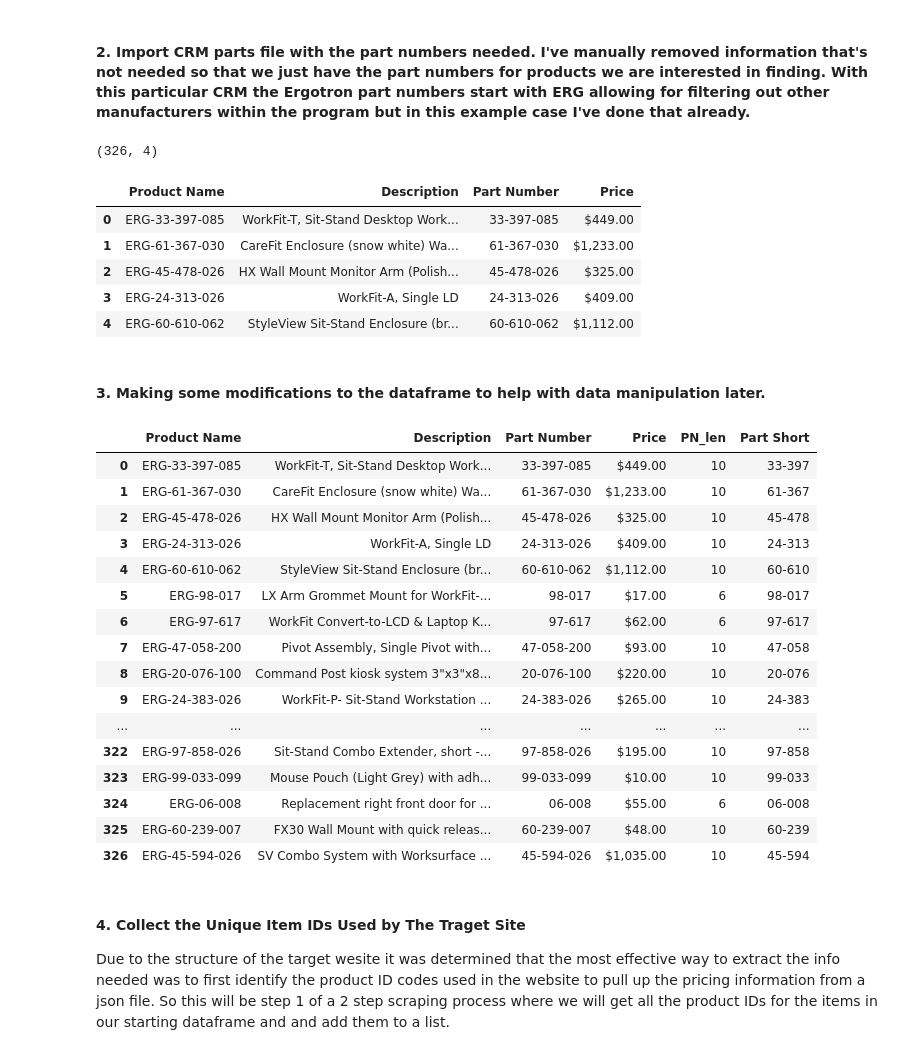
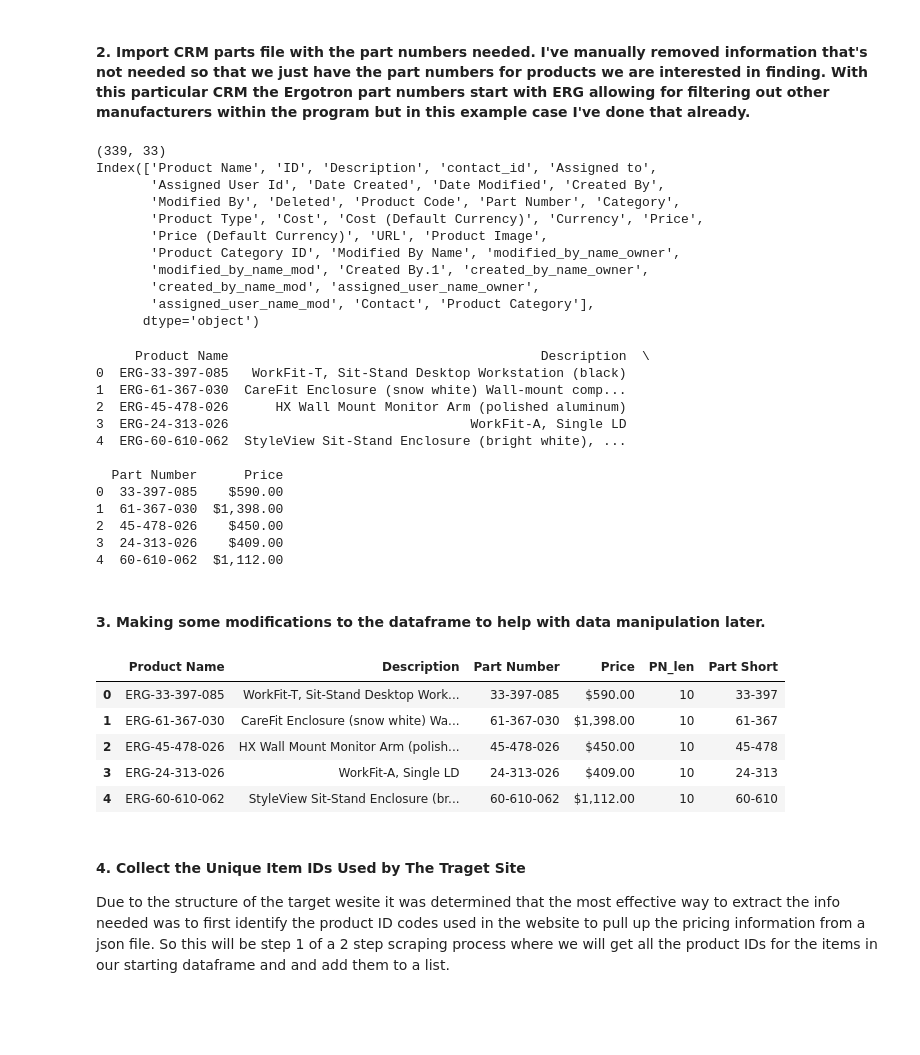
Before and after one commit to pvstewar/Python_Price_Scraper_Ergo, a Jupyter notebook: Price Scarper Ergo_gh.ipynb, the cells around one changed output. Drawn from its saved outputs; the diff is of its cells as text; code cells hidden in the pictures; blank space fills up the shorter version.

```diff
--- a/Price Scarper Ergo_gh.ipynb
+++ b/Price Scarper Ergo_gh.ipynb
@@ -53,43 +53,61 @@ pn2 = pd.read_csv('CRM.csv',  thousands=",")
 pn2['Product Name'] = pn2['Product Name'].astype(str)
 pn2 = pn2.loc[pn2['Product Name'].str.startswith('ERG', na=False)]
 print(pn2.shape)
-pn2.head()
+print(pn2.columns)
 # %% [output]
-(326, 4)
+(339, 33)
+Index(['Product Name', 'ID', 'Description', 'contact_id', 'Assigned to',
+       'Assigned User Id', 'Date Created', 'Date Modified', 'Created By',
+       'Modified By', 'Deleted', 'Product Code', 'Part Number', 'Category',
+       'Product Type', 'Cost', 'Cost (Default Currency)', 'Currency', 'Price',
+       'Price (Default Currency)', 'URL', 'Product Image',
+       'Product Category ID', 'Modified By Name', 'modified_by_name_owner',
+       'modified_by_name_mod', 'Created By.1', 'created_by_name_owner',
+       'created_by_name_mod', 'assigned_user_name_owner',
+       'assigned_user_name_mod', 'Contact', 'Product Category'],
+      dtype='object')
-|  | Product Name | Description | Part Number | Price |
-| 0 | ERG-33-397-085 | WorkFit-T, Sit-Stand Desktop Work... | 33-397-085 | $449.00 |
-| 1 | ERG-61-367-030 | CareFit Enclosure (snow white) Wa... | 61-367-030 | $1,233.00 |
-| 2 | ERG-45-478-026 | HX Wall Mount Monitor Arm (Polish... | 45-478-026 | $325.00 |
-| 3 | ERG-24-313-026 | WorkFit-A, Single LD | 24-313-026 | $409.00 |
-| 4 | ERG-60-610-062 | StyleView Sit-Stand Enclosure (br... | 60-610-062 | $1,112.00 |
+# %%
+pn2 = pn2.drop(['ID', 'contact_id', 'Assigned to',
+       'Assigned User Id', 'Date Created', 'Date Modified', 'Created By',
+       'Modified By', 'Deleted', 'Product Code', 'Category',
+       'Product Type', 'Cost', 'Cost (Default Currency)', 'Currency',
+       'Price (Default Currency)', 'URL', 'Product Image',
+       'Product Category ID', 'Modified By Name', 'modified_by_name_owner',
+       'modified_by_name_mod', 'Created By.1', 'created_by_name_owner',
+       'created_by_name_mod', 'assigned_user_name_owner',
+       'assigned_user_name_mod', 'Contact', 'Product Category'],axis=1)
+print(pn2.head())
+# %% [output]
+     Product Name                                        Description  \
+0  ERG-33-397-085   WorkFit-T, Sit-Stand Desktop Workstation (black)
+1  ERG-61-367-030  CareFit Enclosure (snow white) Wall-mount comp...
+2  ERG-45-478-026      HX Wall Mount Monitor Arm (polished aluminum)
+3  ERG-24-313-026                               WorkFit-A, Single LD
+4  ERG-60-610-062  StyleView Sit-Stand Enclosure (bright white), ...
+
+  Part Number      Price
+0  33-397-085    $590.00
+1  61-367-030  $1,398.00
+2  45-478-026    $450.00
+3  24-313-026    $409.00
+4  60-610-062  $1,112.00
 # %% [markdown]
 #### 3. Making some modifications to the dataframe to help with data manipulation later.
 # %%
 pn2['Part Number'] = pn2['Product Name'].str.lstrip('ERG-')
 pn2['PN_len'] = pn2['Part Number'].apply(len)
 pn2.loc[pn2['PN_len'] == 10, 'Part Short'] = pn2['Part Number'].str[:6]
 pn2.loc[pn2['PN_len'] == 11, 'Part Short'] = pn2['Part Number'].str[:9]
 pn2.loc[pn2['Part Number'].str.contains('C50'), 'Part Short'] = pn2['Part Number'].str[:-2]
 pn2['Part Short'] = pn2['Part Short'].fillna(pn2['Part Number'])
-pn2
+pn2.head()
 # %% [output]
 |  | Product Name | Description | Part Number | Price | PN_len | Part Short |
-| 0 | ERG-33-397-085 | WorkFit-T, Sit-Stand Desktop Work... | 33-397-085 | $449.00 | 10 | 33-397 |
-| 1 | ERG-61-367-030 | CareFit Enclosure (snow white) Wa... | 61-367-030 | $1,233.00 | 10 | 61-367 |
-| 2 | ERG-45-478-026 | HX Wall Mount Monitor Arm (Polish... | 45-478-026 | $325.00 | 10 | 45-478 |
+| 0 | ERG-33-397-085 | WorkFit-T, Sit-Stand Desktop Work... | 33-397-085 | $590.00 | 10 | 33-397 |
+| 1 | ERG-61-367-030 | CareFit Enclosure (snow white) Wa... | 61-367-030 | $1,398.00 | 10 | 61-367 |
+| 2 | ERG-45-478-026 | HX Wall Mount Monitor Arm (polish... | 45-478-026 | $450.00 | 10 | 45-478 |
 | 3 | ERG-24-313-026 | WorkFit-A, Single LD | 24-313-026 | $409.00 | 10 | 24-313 |
 | 4 | ERG-60-610-062 | StyleView Sit-Stand Enclosure (br... | 60-610-062 | $1,112.00 | 10 | 60-610 |
-| 5 | ERG-98-017 | LX Arm Grommet Mount for WorkFit-... | 98-017 | $17.00 | 6 | 98-017 |
-| 6 | ERG-97-617 | WorkFit Convert-to-LCD & Laptop K... | 97-617 | $62.00 | 6 | 97-617 |
-| 7 | ERG-47-058-200 | Pivot Assembly, Single Pivot with... | 47-058-200 | $93.00 | 10 | 47-058 |
-| 8 | ERG-20-076-100 | Command Post kiosk system 3"x3"x8... | 20-076-100 | $220.00 | 10 | 20-076 |
-| 9 | ERG-24-383-026 | WorkFit-P- Sit-Stand Workstation ... | 24-383-026 | $265.00 | 10 | 24-383 |
-| ... | ... | ... | ... | ... | ... | ... |
-| 322 | ERG-97-858-026 | Sit-Stand Combo Extender, short -... | 97-858-026 | $195.00 | 10 | 97-858 |
-| 323 | ERG-99-033-099 | Mouse Pouch (Light Grey) with adh... | 99-033-099 | $10.00 | 10 | 99-033 |
-| 324 | ERG-06-008 | Replacement right front door for ... | 06-008 | $55.00 | 6 | 06-008 |
-| 325 | ERG-60-239-007 | FX30 Wall Mount with quick releas... | 60-239-007 | $48.00 | 10 | 60-239 |
-| 326 | ERG-45-594-026 | SV Combo System with Worksurface ... | 45-594-026 | $1,035.00 | 10 | 45-594 |
 # %% [markdown]
 #### 4. Collect the Unique Item IDs Used by The Traget Site
 Due to the structure of the target wesite it was determined that the most effective way to extract the info needed was to first identify the product ID codes used in the website to pull up the pricing information from a json file. So this will be step 1 of a 2 step scraping process where we will get all the product IDs for the items in our starting dataframe and and add them to a list.
```
Also changed, not shown: parts of 28 cells of this notebook.
